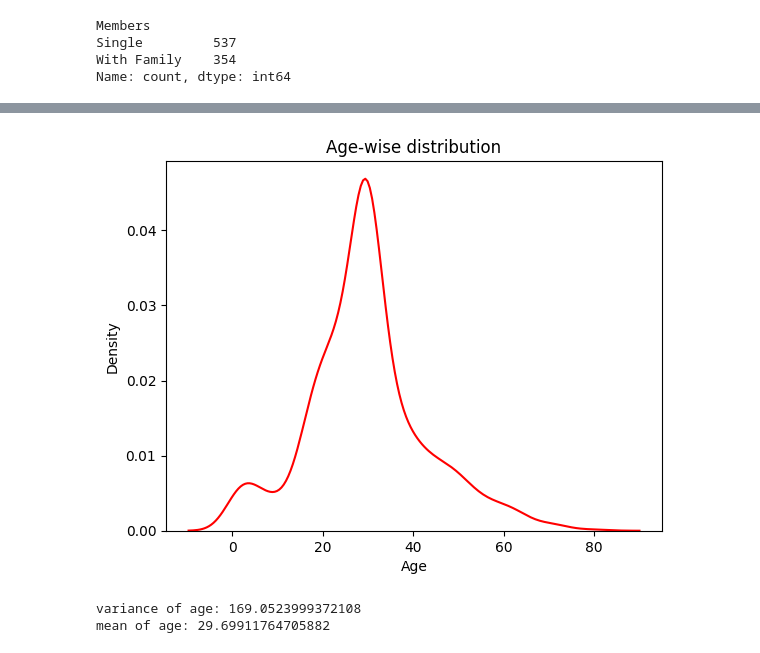
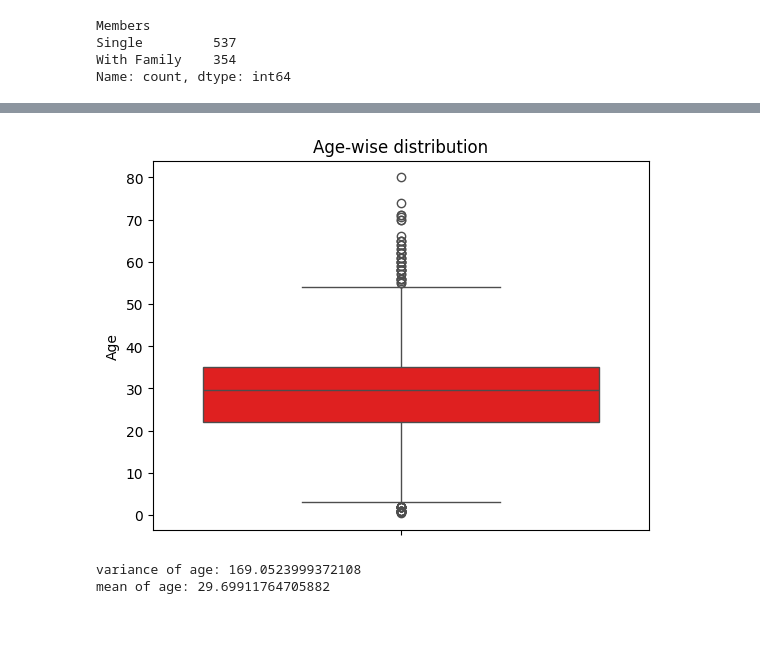
Before and after one commit to ankitg-02/Titanic, a Jupyter notebook: Titanic1.ipynb, the cells around one changed output, grey strips where cells are left out. Cells and saved outputs as stored; diff of their text form; code cells hidden in the pictures; blank space fills up the shorter version.

```diff
--- a/Titanic1.ipynb
+++ b/Titanic1.ipynb
@@ -296,11 +297,11 @@ ct=ColumnTransformer([('oe',oe,['Sex','Pclass','Members'])],remainder='passthrou
 # %%
 new=ct.fit_transform(train_data)
 # %%
-sns.kdeplot(train_data['Age'],color='red')
+sns.boxplot(train_data['Age'],color='red')
 plt.title('Age-wise distribution')
 plt.show()
 # %% [output]
-[figure, old version]
+[figure, new version]
 # %%
 print('variance of age:',train_data['Age'].var())
 print('mean of age:',train_data['Age'].mean())
```
Also changed, not shown: parts of 4 cells of this notebook.
